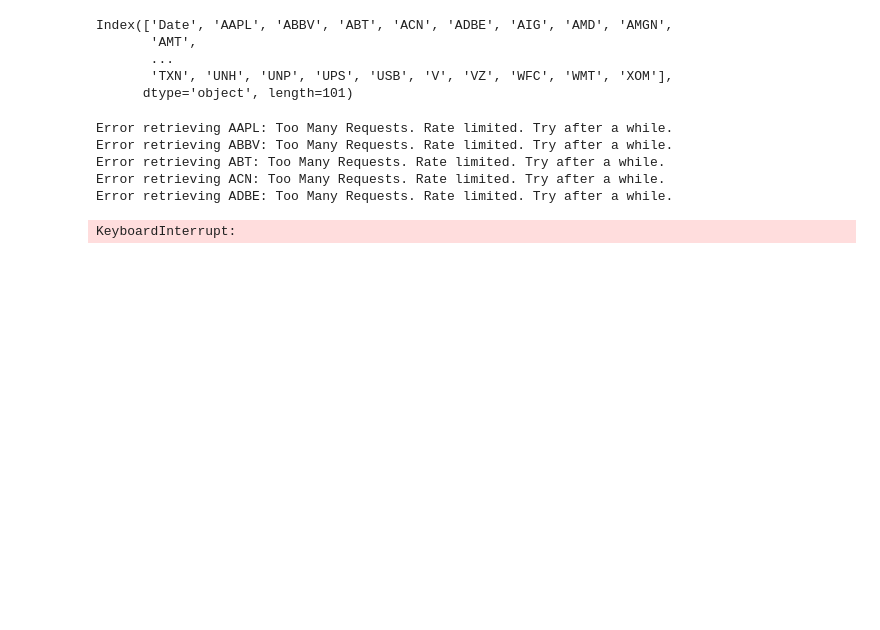
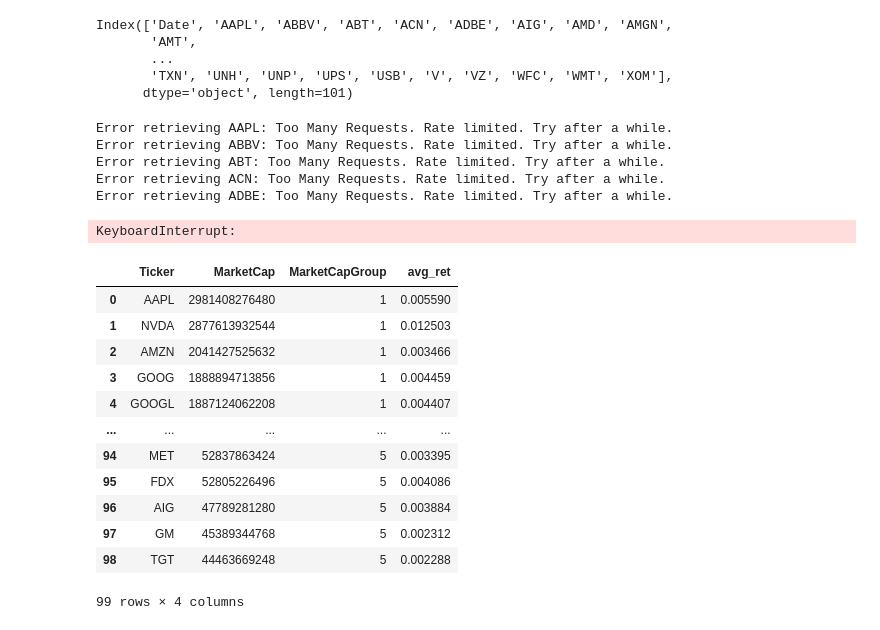
Before and after one commit to chackett24/Passive-Portfolio, a Jupyter notebook: Untitled.ipynb, the cells around one changed output. Saved outputs shown, nothing was run; the diff lists cells and outputs as text; code cells hidden in the pictures; blank space fills up the shorter version.

```diff
--- a/Untitled.ipynb
+++ b/Untitled.ipynb
@@ -63,3 +63,31 @@ Error retrieving ADBE: Too Many Requests. Rate limited. Try after a while.
 KeyboardInterrupt:
 # %%
 #compute average returns
+
+
+df = pd.read_csv('market_caps.csv', header=1, names=['Ticker', 'MarketCap', 'MarketCapGroup'])
+
+
+df['avg_ret'] = 0.0
+
+
+for i, row in df.iterrows():
+    ticker = row['Ticker']
+    if ticker in returns.columns:
+        df.at[i, 'avg_ret'] = returns[ticker].mean()
+
+df
+# %% [output]
+|  | Ticker | MarketCap | MarketCapGroup | avg_ret |
+| 0 | AAPL | 2981408276480 | 1 | 0.005590 |
+| 1 | NVDA | 2877613932544 | 1 | 0.012503 |
+| 2 | AMZN | 2041427525632 | 1 | 0.003466 |
+| 3 | GOOG | 1888894713856 | 1 | 0.004459 |
+| 4 | GOOGL | 1887124062208 | 1 | 0.004407 |
+| ... | ... | ... | ... | ... |
+| 94 | MET | 52837863424 | 5 | 0.003395 |
+| 95 | FDX | 52805226496 | 5 | 0.004086 |
+| 96 | AIG | 47789281280 | 5 | 0.003884 |
+| 97 | GM | 45389344768 | 5 | 0.002312 |
+| 98 | TGT | 44463669248 | 5 | 0.002288 |
+99 rows × 4 columns
```
Also changed, not shown: parts of 1 cell of this notebook, 1 other file.
